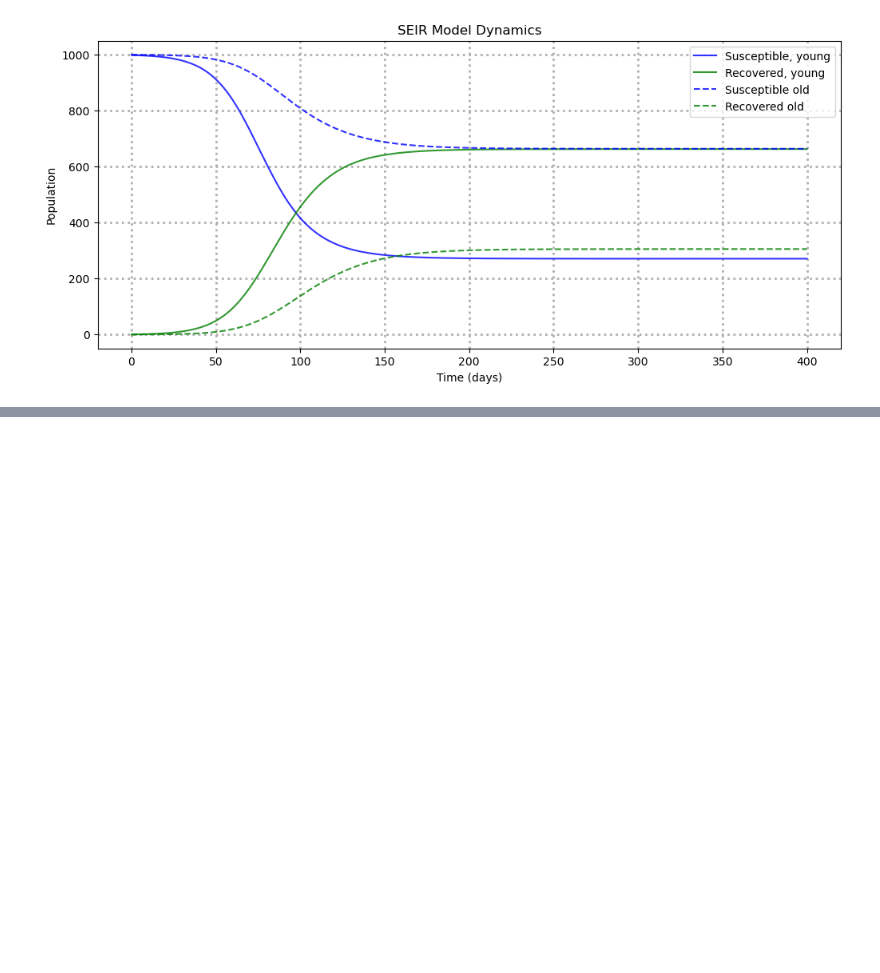
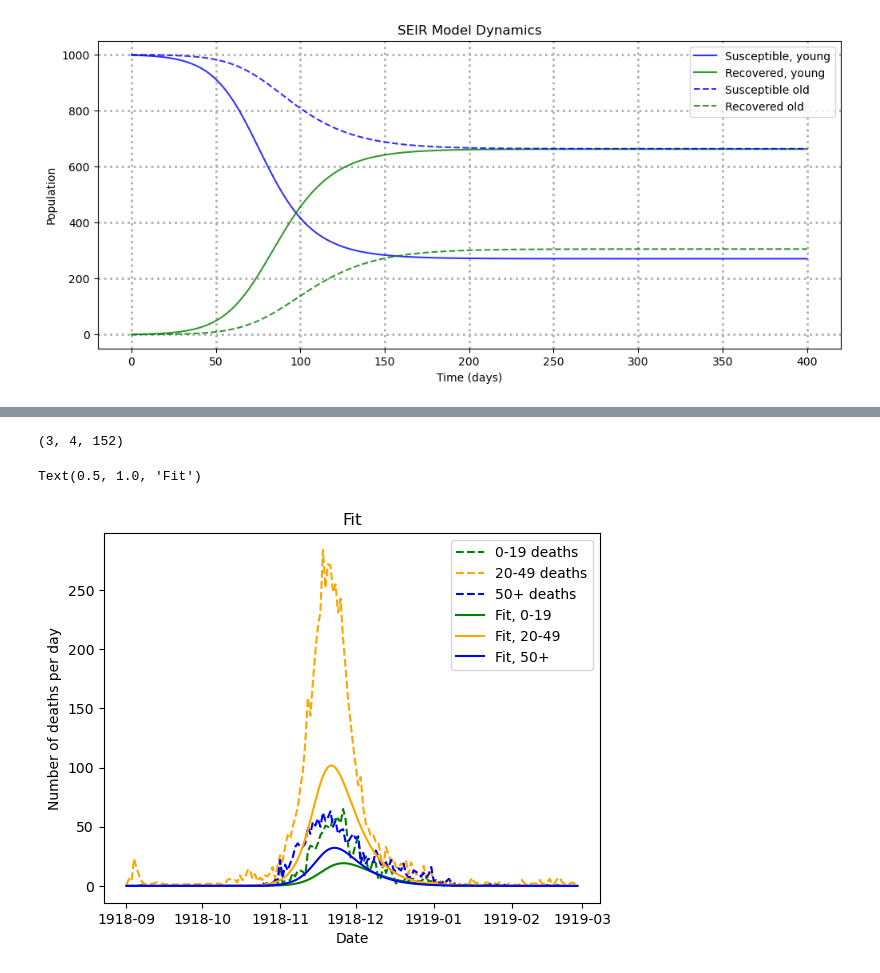
Before and after one commit to gavdoubleu/SEIRD_model, a Jupyter notebook: SEIRD model.ipynb, the cells around one changed output, grey strips where cells are left out. Saved outputs shown, nothing was run; the diff lists cells and outputs as text; code cells hidden in the pictures; blank space fills up the shorter version.

```diff
--- a/SEIR model.ipynb
+++ b/SEIRD model.ipynb
@@ -593,0 +905,7 @@ We're going to do it with some ages, and the aim to get the $t \rightarrow \inft
+# %%
+y_data_shaped = np.array([y_young, y_mid, y_old])
+y_data = y_data_shaped
+
+sigma_data = np.maximum(np.ones(y_data.shape),np.sqrt(y_data))
+
+padded_x = np.broadcast_to(x, (3,152)).flatten()
@@ -593,0 +940,11 @@ We're going to do it with some ages, and the aim to get the $t \rightarrow \inft
+# %%
+day_of_first_infection_fit, beta_fit_young, beta_fit_mid, beta_fit_old, gamma_fit, delta_fit, theta_cross_fit = opt.x
+print("Final fitted parameters are:")
+print("   day zero = {:.2g} ,".format(day_of_first_infection_fit))
+print("   beta_y   = {:.3g} ,".format(beta_fit_young))
+print("   beta_m   = {:.3g} ,".format(beta_fit_mid))
+print("   beta_o   = {:.3g} ,".format(beta_fit_old))
+print("   gamma    = {:.3g} ,".format(gamma_fit))
+print("   delta    = {:.3g} ,".format(delta_fit))
+print("   theta    = {:.3g} ,\n".format(theta_cross_fit))
+print("        where the quoted uncertainty is 1 estimated standard deviation.\n")
@@ -593,0 +962,53 @@ We're going to do it with some ages, and the aim to get the $t \rightarrow \inft
+# %%
+delta_fit = 0.0025
+# %%
+beta_vector_fit = [beta_fit_young, beta_fit_mid, beta_fit_old]
+theta_matrix_fit = np.array([[1-2*theta_cross_fit, theta_cross_fit, theta_cross_fit],
+                             [theta_cross_fit, 1-2*theta_cross_fit, theta_cross_fit],
+                             [theta_cross_fit, theta_cross_fit , 1-2*theta_cross_fit]])
+
+dates_after_start = x[x >= day_of_first_infection_fit]-day_of_first_infection_fit
+dates_before_start = x[x < day_of_first_infection_fit]
+
+
+solmat = solve_ivp(deriv_matrix,
+                   [min(x), max(x)],
+                   Y_day_0_of_infection.flatten(),
+                   args=(beta_vector_fit, gamma_fit, delta_fit, theta_matrix_fit),
+                   t_eval=dates_after_start)
+
+total_compartments_eval = solmat.y.reshape(*Y_day_0_of_infection.shape,len(dates_after_start)).transpose((2,0,1))
+
+my_derivs = []
+for day in range(total_compartments_eval.shape[0]):
+    my_derivs.append(deriv_matrix(x, total_compartments_eval[day], beta_vector_fit, gamma_fit, delta_fit, theta_matrix_fit).reshape(Y_day_0_of_infection.shape))
+
+my_plotting_derivs = np.concatenate([np.zeros((*Y_day_0_of_infection.shape,len(dates_before_start))), np.array(my_derivs).transpose((1,2,0))],axis=2)
+
+print(my_plotting_derivs.shape)
+
+xplot = pd.to_datetime(NZ_death_data.sort_values('date_death').loc[:,'date_death'])
+
+y_young = NZ_death_data.sort_values('date_death')['0-19']
+y_mid   = NZ_death_data.sort_values('date_death')['20-49']
+y_old   = NZ_death_data.sort_values('date_death')['50+']
+
+plt.plot(xplot, y_young, 'g--', label='0-19 deaths')
+plt.plot(xplot, y_mid, '--', color='orange', label='20-49 deaths')
+plt.plot(xplot, y_old, 'b--', label='50+ deaths')
+
+
+S_plot, I_plot, R_plot, D_plot = my_plotting_derivs[0]
+plt.plot(xplot, D_plot, 'g', label='Fit, 0-19')
+S_plot, I_plot, R_plot, D_plot = my_plotting_derivs[1]
+plt.plot(xplot, D_plot, color='orange',label='Fit, 20-49')
+S_plot, I_plot, R_plot, D_plot = my_plotting_derivs[2]
+plt.plot(xplot, D_plot, color='blue',label='Fit, 50+')
+plt.legend()
+plt.xlabel('Date'), plt.ylabel('Number of deaths per day')
+plt.title('Fit')
+#my_plotting_derivs.shape
+# %% [output]
+(3, 4, 152)
+Text(0.5, 1.0, 'Fit')
+[figure, added]
```
Also changed, not shown: parts of 21 cells of this notebook, 14 other files.
